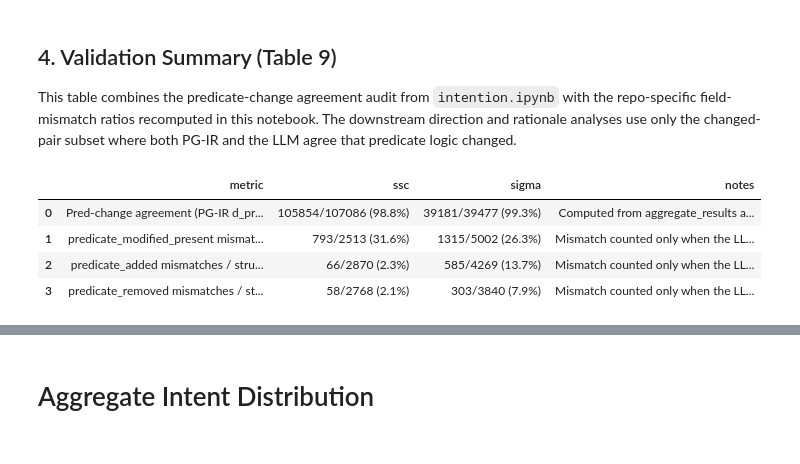
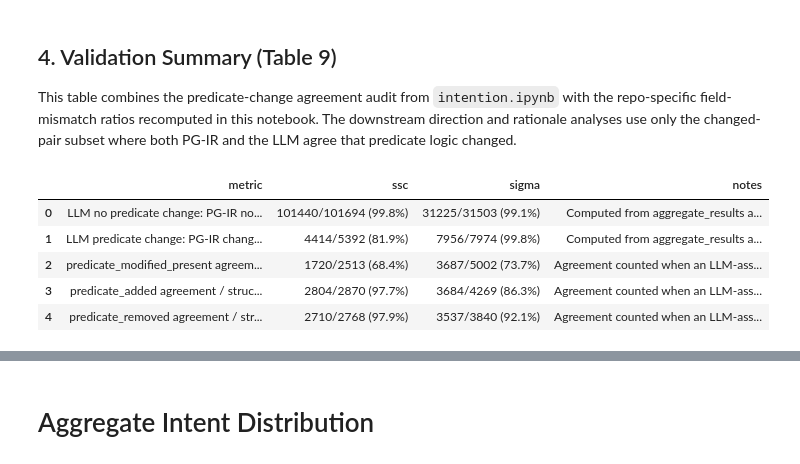
Before and after one commit to Elena6918/Evolution-of-Log-Based-Detection-Rules, a Jupyter notebook: analysis/scripts/llm.ipynb, the cells around one changed output, grey strips where cells are left out. Drawn from its saved outputs; the diff is of its cells as text; code cells hidden in the pictures.

Commit message:
revise some presentation in analysis

```diff
--- a/analysis/scripts/llm.ipynb
+++ b/analysis/scripts/llm.ipynb
@@ -360,8 +360,10 @@ def compute_pred_change_agreement(repo: str) -> dict:
     steps = load_all_steps(repo)
     aggregate_by_key, aggregate_by_lineage = load_aggregate_results(repo)
 
-    agreed = 0
-    total = 0
+    by_llm_pred = {
+        False: {"agreed": 0, "total": 0},
+        True: {"agreed": 0, "total": 0},
+    }
     inferred_jump_pairs = 0
     excluded_reasons = Counter()
 
@@ -374,63 +376,75 @@ def compute_pred_change_agreement(repo: str) -> dict:
         if source == "inferred_jump":
             inferred_jump_pairs += 1
 
-        total += 1
         pgir_pred = float(step.get("d_step", 0.0)) > 0.0
-        if pgir_pred == bool(llm_pred):
-            agreed += 1
+        llm_pred = bool(llm_pred)
+        by_llm_pred[llm_pred]["total"] += 1
+        if pgir_pred == llm_pred:
+            by_llm_pred[llm_pred]["agreed"] += 1
 
     return {
-        "agreed": agreed,
-        "total": total,
+        "by_llm_pred": by_llm_pred,
+        "agreed": by_llm_pred[False]["agreed"] + by_llm_pred[True]["agreed"],
+        "total": by_llm_pred[False]["total"] + by_llm_pred[True]["total"],
         "all_steps": len(steps),
         "excluded": sum(excluded_reasons.values()),
         "excluded_reasons": dict(excluded_reasons),
         "inferred_jump_pairs": inferred_jump_pairs,
     }
 
 
 pred_change_agreement_by_repo = {
     repo: compute_pred_change_agreement(repo)
     for repo in ("ssc", "sigma")
 }
 
 validation_rows = []
+
+
+def format_pred_change_agreement(repo: str, llm_pred: bool) -> str:
+    counts = pred_change_agreement_by_repo[repo]["by_llm_pred"][llm_pred]
+    pct = counts["agreed"] / counts["total"] * 100 if counts["total"] else float("nan")
+    return f"{counts['agreed']}/{counts['total']} ({pct:.1f}%)"
+
+
+pred_change_notes = (
+    "Computed from aggregate_results against all temporal step rows. "
+    "SSC includes 10 inferred jump-step pairs from collapsed empty PG-IR versions; "
+    "Sigma excludes 3 oversized-prompt LLM error rows. "
+    "Pairs retained for downstream direction/rationale analysis are the agreed-changed subset."
+)
+
 validation_rows.append({
-    "metric": "Pred-change agreement (PG-IR d_pred>0 vs LLM predicate_logic_changed)",
-    "ssc": (
-        f"{pred_change_agreement_by_repo['ssc']['agreed']}/"
-        f"{pred_change_agreement_by_repo['ssc']['total']} "
-        f"({pred_change_agreement_by_repo['ssc']['agreed'] / pred_change_agreement_by_repo['ssc']['total'] * 100:.1f}%)"
-    ),
-    "sigma": (
-        f"{pred_change_agreement_by_repo['sigma']['agreed']}/"
-        f"{pred_change_agreement_by_repo['sigma']['total']} "
-        f"({pred_change_agreement_by_repo['sigma']['agreed'] / pred_change_agreement_by_repo['sigma']['total'] * 100:.1f}%)"
-    ),
-    "notes": (
-        "Computed from aggregate_results against all temporal step rows. "
-        "SSC includes 10 inferred jump-step pairs from collapsed empty PG-IR versions; "
-        "Sigma excludes 3 oversized-prompt LLM error rows. "
-        "Pairs retained for downstream direction/rationale analysis are the agreed-changed subset."
-    ),
+    "metric": "LLM no predicate change: PG-IR no-change agreement (d_pred=0)",
+    "ssc": format_pred_change_agreement("ssc", False),
+    "sigma": format_pred_change_agreement("sigma", False),
+    "notes": pred_change_notes,
+})
+validation_rows.append({
+    "metric": "LLM predicate change: PG-IR change agreement (d_pred>0)",
+    "ssc": format_pred_change_agreement("ssc", True),
+    "sigma": format_pred_change_agreement("sigma", True),
+    "notes": pred_change_notes,
 })
 
 for field in llm_field_support:
     row = {
-        "metric": f"{field} mismatches / structurally supported positives",
-        "notes": "Mismatch counted only when the LLM asserts the field but recomputed PG-IR ops do not support it.",
+        "metric": f"{field} agreement / structurally supported positives",
+        "notes": "Agreement counted when an LLM-asserted field is supported by recomputed PG-IR ops.",
     }
     for repo, analysis in analysis_by_repo.items():
         mismatch_count = analysis["field_mismatch_counts"].get(field, 0)
         support_total = analysis["recomputed_field_counts"].get(field, 0)
-        pct = (mismatch_count / support_total * 100) if support_total else float("nan")
-        row[repo] = f"{mismatch_count}/{support_total} ({pct:.1f}%)" if support_total else "N/A"
+        agreement_count = support_total - mismatch_count
+        pct = (agreement_count / support_total * 100) if support_total else float("nan")
+        row[repo] = f"{agreement_count}/{support_total} ({pct:.1f}%)" if support_total else "N/A"
     validation_rows.append(row)
 
 display_table(validation_rows, descending=False)
 # %% [output]
 |  | metric | ssc | sigma | notes |
-| 0 | Pred-change agreement (PG-IR d_pr... | 105854/107086 (98.8%) | 39181/39477 (99.3%) | Computed from aggregate_results a... |
-| 1 | predicate_modified_present mismat... | 793/2513 (31.6%) | 1315/5002 (26.3%) | Mismatch counted only when the LL... |
-| 2 | predicate_added mismatches / stru... | 66/2870 (2.3%) | 585/4269 (13.7%) | Mismatch counted only when the LL... |
-| 3 | predicate_removed mismatches / st... | 58/2768 (2.1%) | 303/3840 (7.9%) | Mismatch counted only when the LL... |
+| 0 | LLM no predicate change: PG-IR no... | 101440/101694 (99.8%) | 31225/31503 (99.1%) | Computed from aggregate_results a... |
+| 1 | LLM predicate change: PG-IR chang... | 4414/5392 (81.9%) | 7956/7974 (99.8%) | Computed from aggregate_results a... |
+| 2 | predicate_modified_present agreem... | 1720/2513 (68.4%) | 3687/5002 (73.7%) | Agreement counted when an LLM-ass... |
+| 3 | predicate_added agreement / struc... | 2804/2870 (97.7%) | 3684/4269 (86.3%) | Agreement counted when an LLM-ass... |
+| 4 | predicate_removed agreement / str... | 2710/2768 (97.9%) | 3537/3840 (92.1%) | Agreement counted when an LLM-ass... |
```
Also changed, not shown: parts of 1 cell of this notebook, 3 other files.
